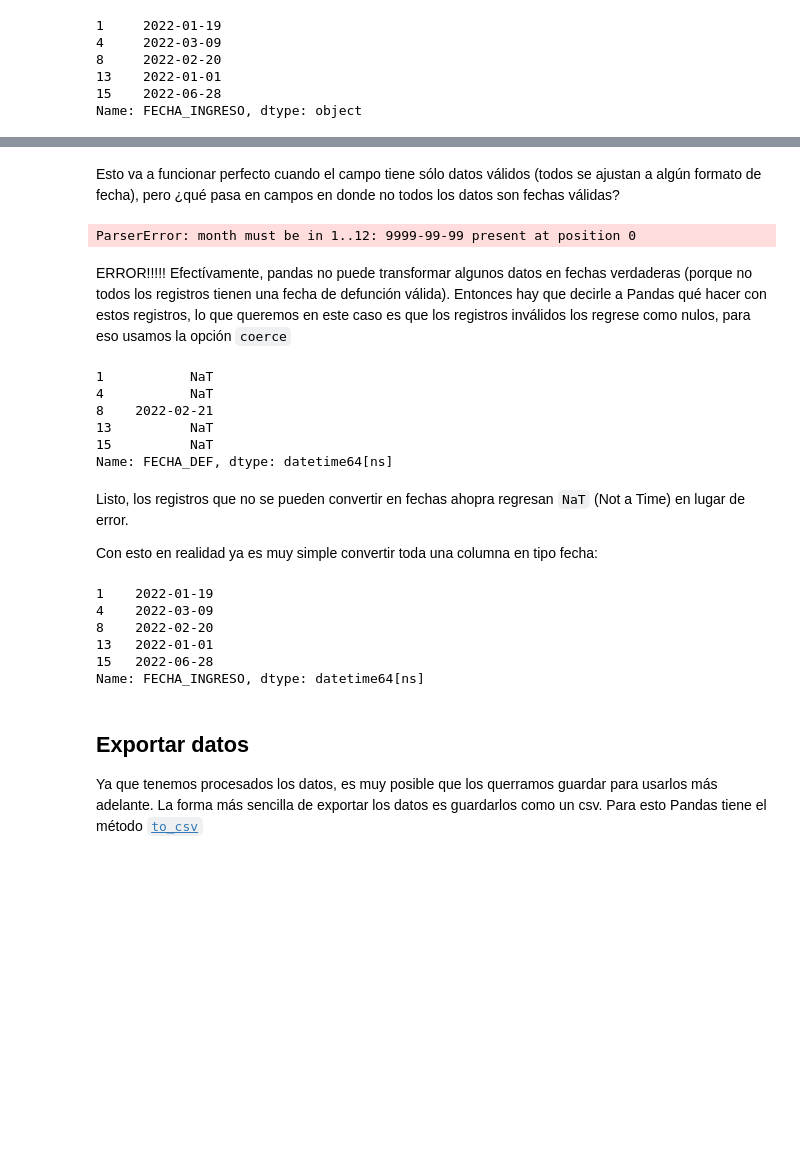
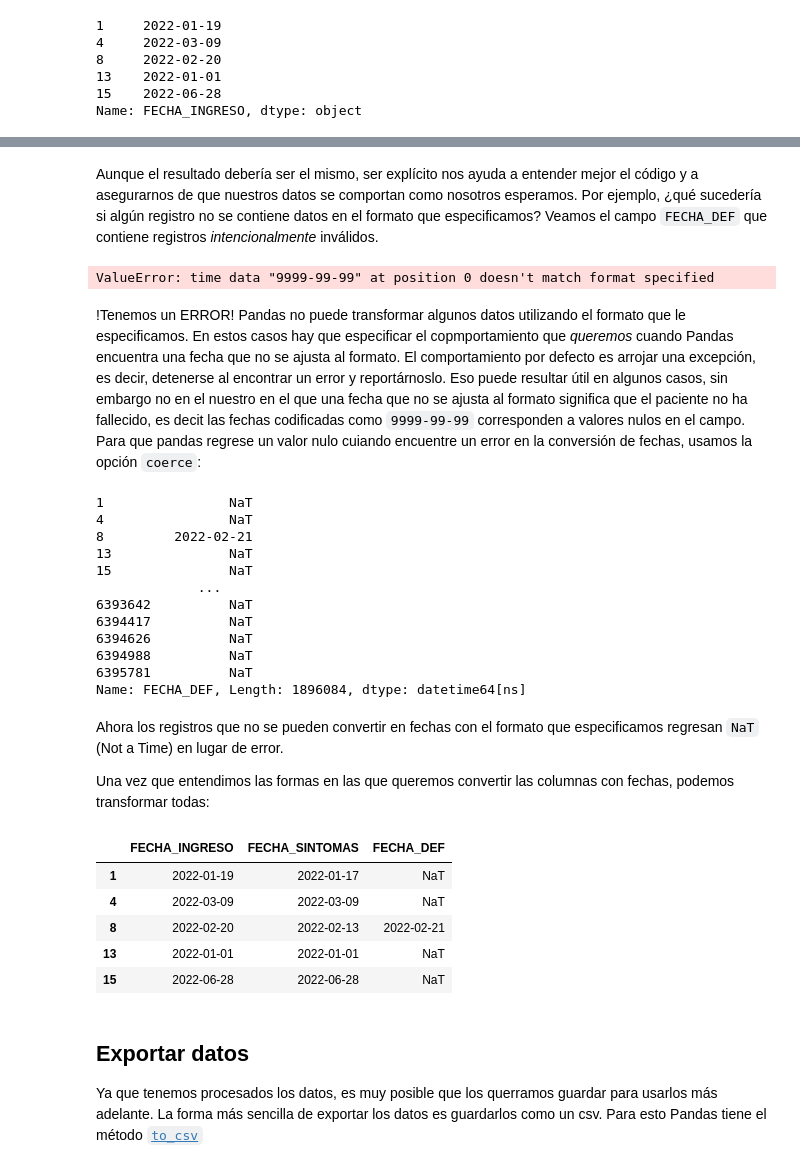
Before and after one commit to CentroGeo/libro-geoinformatica, a Jupyter notebook: parte_1/02_ejemplo_transformacion.ipynb, the cells around one changed output, grey strips where cells are left out. Saved outputs shown, nothing was run; the diff lists cells and outputs as text; code cells hidden in the pictures; blank space fills up the shorter version.

Commit message:
Corregí manejo de fechas.

```diff
--- a/parte_1/02_ejemplo_transformacion.ipynb
+++ b/parte_1/02_ejemplo_transformacion.ipynb
@@ -386,34 +403,42 @@ Name: FECHA_INGRESO, dtype: object
 # %% [markdown]
-Esto va a funcionar perfecto cuando el campo tiene sólo datos válidos (todos se ajustan a algún formato de fecha), pero ¿qué pasa en campos en donde no todos los datos son fechas válidas?
+Aunque el resultado debería ser el mismo, ser explícito nos ayuda a entender mejor el código y a asegurarnos de que nuestros datos se comportan como nosotros esperamos. Por ejemplo, ¿qué sucedería si algún registro no se contiene datos en el formato que especificamos? Veamos el campo `FECHA_DEF` que contiene registros _intencionalmente_ inválidos.
 # %%
-pd.to_datetime(df['FECHA_DEF'].head())
+pd.to_datetime(df['FECHA_DEF'], format="%Y-%m-%d")
 # %% [output]
-ParserError: month must be in 1..12: 9999-99-99 present at position 0
+ValueError: time data "9999-99-99" at position 0 doesn't match format specified
 # %% [markdown]
-ERROR!!!!! Efectívamente, pandas no puede transformar algunos datos en fechas verdaderas (porque no todos los registros tienen una fecha de defunción válida). Entonces hay que decirle a Pandas qué hacer con estos registros, lo que queremos en este caso es que los registros inválidos los regrese como nulos, para eso usamos la opción `coerce`
+!Tenemos un ERROR! Pandas no puede transformar algunos datos utilizando el formato que le especificamos. En estos casos hay que especificar el copmportamiento que _queremos_ cuando Pandas encuentra una fecha que no se ajusta al formato. El comportamiento por defecto es arrojar una excepción, es decir, detenerse al encontrar un error y reportárnoslo. Eso puede resultar útil en algunos casos, sin embargo no en el nuestro en el que una fecha que no se ajusta al formato significa que el paciente no ha fallecido, es decit las fechas codificadas como `9999-99-99` corresponden a valores nulos en el campo. Para que pandas regrese un valor nulo cuiando encuentre un error en la conversión de fechas, usamos la opción `coerce`:
 # %%
-pd.to_datetime(df['FECHA_DEF'].head(), 'coerce')
+pd.to_datetime(df['FECHA_DEF'], format="%Y-%m-%d", errors='coerce')
 # %% [output]
-1           NaT
-4           NaT
-8    2022-02-21
-13          NaT
-15          NaT
-Name: FECHA_DEF, dtype: datetime64[ns]
+1                NaT
+4                NaT
+8         2022-02-21
+13               NaT
+15               NaT
+             ...
+6393642          NaT
+6394417          NaT
+6394626          NaT
+6394988          NaT
+6395781          NaT
+Name: FECHA_DEF, Length: 1896084, dtype: datetime64[ns]
 # %% [markdown]
-Listo, los registros que no se pueden convertir en fechas ahopra regresan `NaT` (Not a Time) en lugar de error.
+Ahora los registros que no se pueden convertir en fechas con el formato que especificamos regresan `NaT` (Not a Time) en lugar de error.
 
-Con esto en realidad ya es muy simple convertir toda una columna en tipo fecha:
+Una vez que entendimos las formas en las que queremos convertir las columnas con fechas, podemos transformar todas:
 # %%
-df['FECHA_INGRESO'] = pd.to_datetime(df['FECHA_INGRESO'])
-df['FECHA_INGRESO'].head()
+df['FECHA_INGRESO'] = pd.to_datetime(df['FECHA_INGRESO'], format="%Y-%m-%d")
+df['FECHA_SINTOMAS'] = pd.to_datetime(df['FECHA_SINTOMAS'], format="%Y-%m-%d")
+df['FECHA_DEF'] = pd.to_datetime(df['FECHA_DEF'], format="%Y-%m-%d", errors='coerce')
+df[['FECHA_INGRESO', 'FECHA_SINTOMAS', 'FECHA_DEF']].head()
 # %% [output]
-1    2022-01-19
-4    2022-03-09
-8    2022-02-20
-13   2022-01-01
-15   2022-06-28
-Name: FECHA_INGRESO, dtype: datetime64[ns]
+|  | FECHA_INGRESO | FECHA_SINTOMAS | FECHA_DEF |
+| 1 | 2022-01-19 | 2022-01-17 | NaT |
+| 4 | 2022-03-09 | 2022-03-09 | NaT |
+| 8 | 2022-02-20 | 2022-02-13 | 2022-02-21 |
+| 13 | 2022-01-01 | 2022-01-01 | NaT |
+| 15 | 2022-06-28 | 2022-06-28 | NaT |
 # %% [markdown]
 ## Exportar datos
 
```
Also changed, not shown: parts of 2 cells of this notebook.
